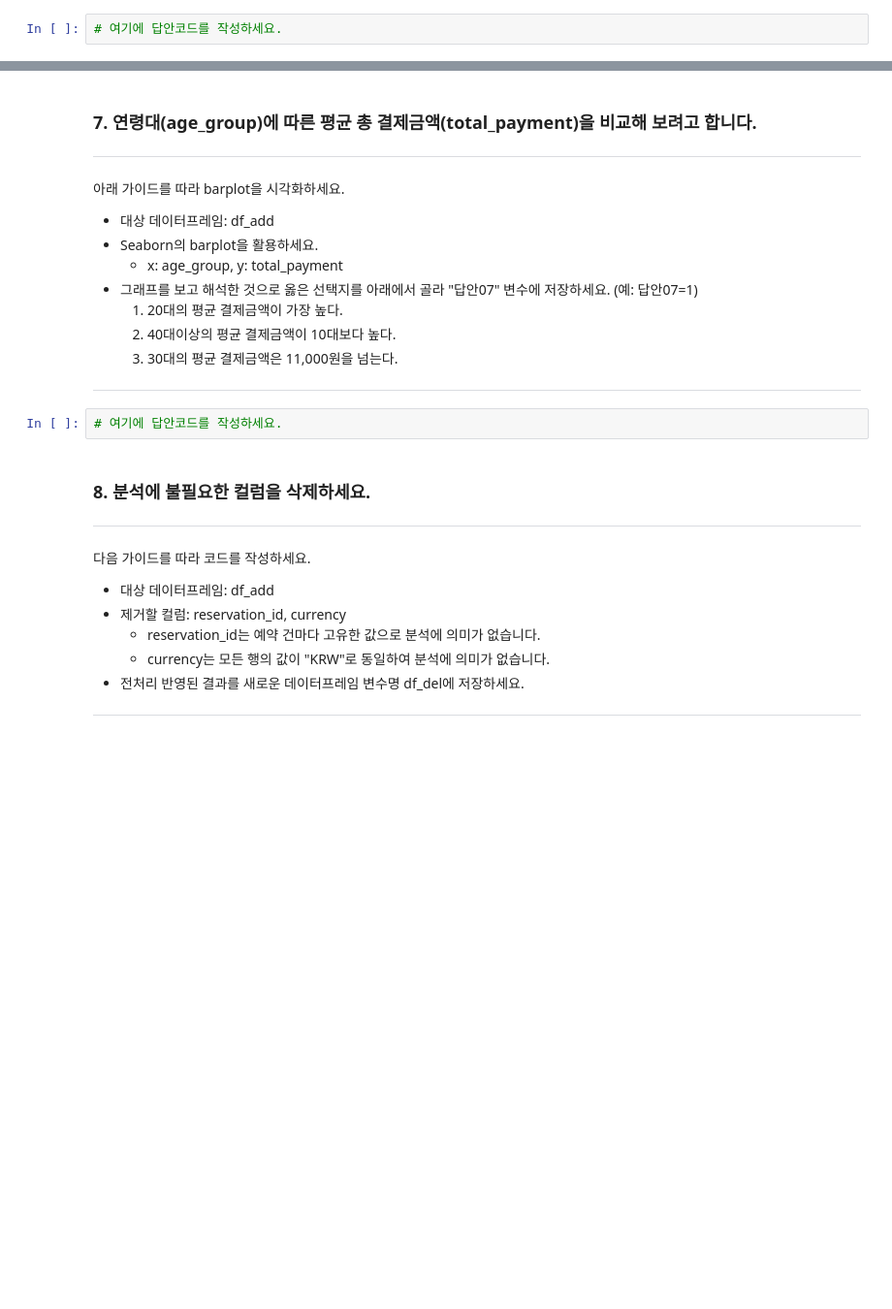
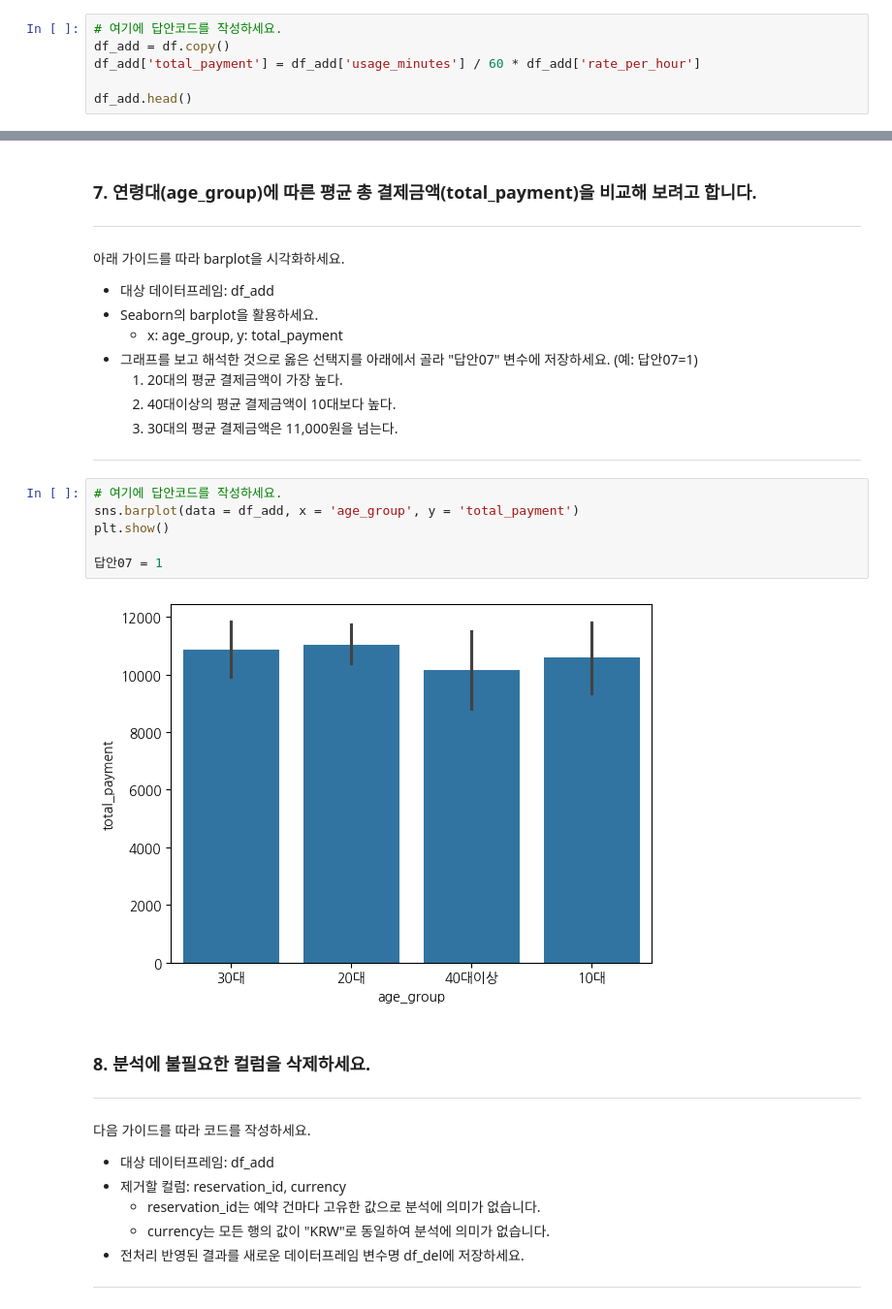
Before and after one commit to qnrPwjd/EST_AI_Challengers_Code, a Jupyter notebook: Week2/자격특강_2강_데이터분석.ipynb, the cells around one changed output, grey strips where cells are left out. Shown at 97% size. Drawn from its saved outputs; the diff is of its cells as text; blank space fills up the shorter version.

```diff
--- a/Week2/자격특강_2강_데이터분석.ipynb
+++ b/Week2/자격특강_2강_데이터분석.ipynb
@@ -128,3 +178,7 @@ pandas 함수로 데이터 파일을 읽고 데이터프레임 변수명 df에
 ---
 # %%
 # 여기에 답안코드를 작성하세요.
+df_add = df.copy()
+df_add['total_payment'] = df_add['usage_minutes'] / 60 * df_add['rate_per_hour']
+
+df_add.head()
@@ -142,6 +203,12 @@ pandas 함수로 데이터 파일을 읽고 데이터프레임 변수명 df에
 ---
 # %%
 # 여기에 답안코드를 작성하세요.
+sns.barplot(data = df_add, x = 'age_group', y = 'total_payment')
+plt.show()
+
+답안07 = 1
+# %% [output]
+[figure, added]
 # %% [markdown]
 ### 8. 분석에 불필요한 컬럼을 삭제하세요.
 ---
```
Also changed, not shown: parts of 13 cells of this notebook.
